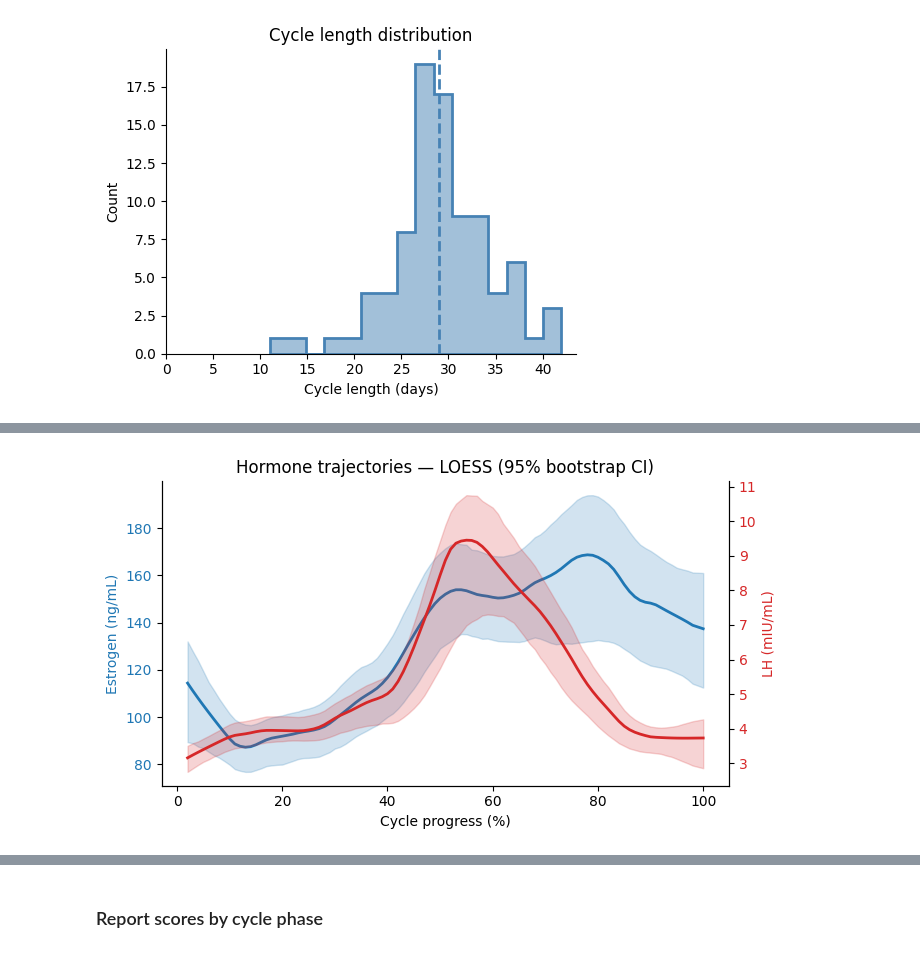
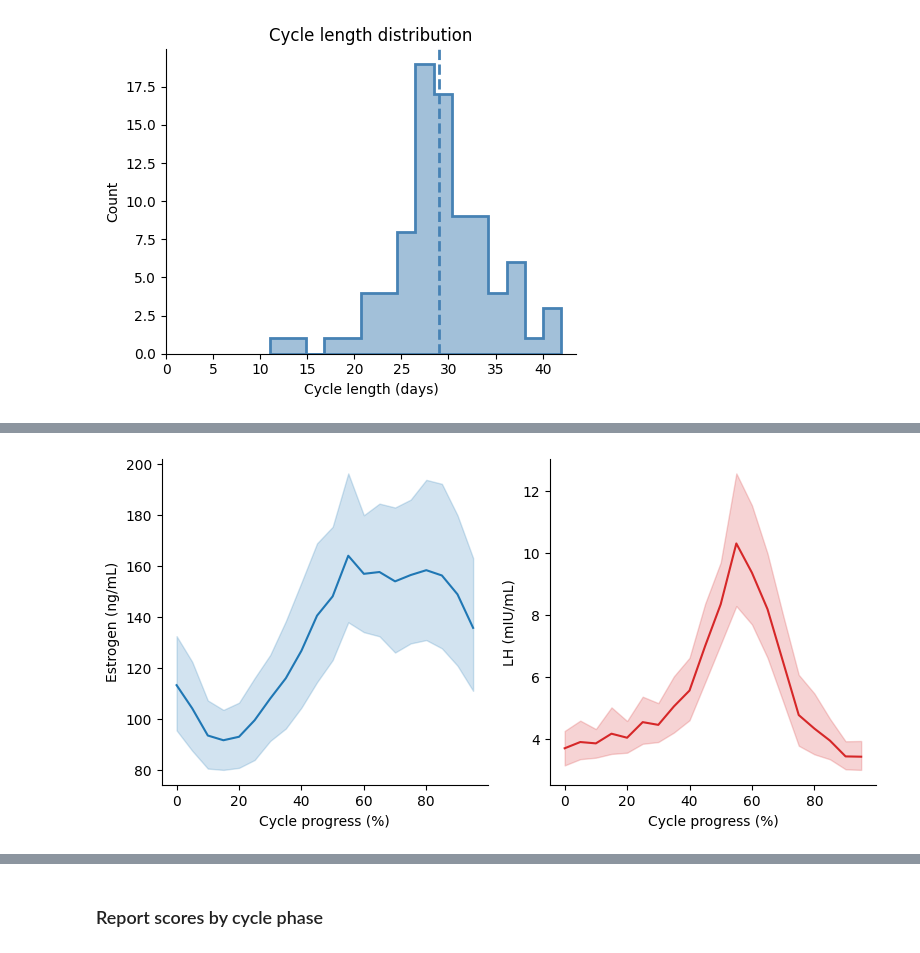
Before and after one commit to virginiacsn/cycle-tracking, a Jupyter notebook: notebooks/group-visualization.ipynb, the cells around one changed output, grey strips where cells are left out. Cells and saved outputs as stored; diff of their text form; code cells hidden in the pictures.

```diff
--- a/notebooks/group-visualization.ipynb
+++ b/notebooks/group-visualization.ipynb
@@ -137,57 +95,23 @@ plt.show()
-# %%
-df_cmp = interday.dropna(subset=["estrogen", "lh"]).copy()
-df_cmp["pct_bin"] = df_cmp["cycle_pct"].round(0).astype(int)
-pct_index = sorted(df_cmp["pct_bin"].unique())
-x_idx = np.arange(len(pct_index))
-
-# Group mean → LOESS
-by_pct = (
-    df_cmp.groupby(["id", "pct_bin"])[["estrogen", "lh"]].mean()
-    .reset_index()
-    .groupby("pct_bin")[["estrogen", "lh"]].mean()
-    .reindex(pct_index)
-)
-e_mean = lowess(by_pct["estrogen"].ffill().bfill().values, x_idx, frac=0.2, return_sorted=False)
-l_mean = lowess(by_pct["lh"].ffill().bfill().values, x_idx, frac=0.2, return_sorted=False)
-
-# Bootstrap CIs
-N_BOOT = 1000
-subjects = df_cmp["id"].unique()
-e_boot, l_boot = [], []
-
-rng = np.random.default_rng(42)
-for _ in range(N_BOOT):
-    ids = rng.choice(subjects, size=len(subjects), replace=True)
-    boot = pd.concat([df_cmp[df_cmp["id"] == s] for s in ids])
-    agg = (
-        boot.groupby(["id", "pct_bin"])[["estrogen", "lh"]].mean()
-        .reset_index()
-        .groupby("pct_bin")[["estrogen", "lh"]].mean()
-        .reindex(pct_index)
-    )
-    e_boot.append(lowess(agg["estrogen"].ffill().bfill().values, x_idx, frac=0.2, return_sorted=False))
-    l_boot.append(lowess(agg["lh"].ffill().bfill().values, x_idx, frac=0.2, return_sorted=False))
-
-e_lo, e_hi = np.percentile(e_boot, [2.5, 97.5], axis=0)
-l_lo, l_hi = np.percentile(l_boot, [2.5, 97.5], axis=0)
-
-fig, ax1 = plt.subplots(figsize=(7, 4))
-ax2 = ax1.twinx()
-
-ax1.plot(pct_index, e_mean, color="tab:blue", lw=2, label="Estrogen")
-ax1.fill_between(pct_index, e_lo, e_hi, color="tab:blue", alpha=0.2)
-ax2.plot(pct_index, l_mean, color="tab:red", lw=2, label="LH")
-ax2.fill_between(pct_index, l_lo, l_hi, color="tab:red", alpha=0.2)
-
-ax1.set_xlabel("Cycle progress (%)")
-ax1.set_ylabel("Estrogen (ng/mL)", color="tab:blue")
-ax2.set_ylabel("LH (mIU/mL)", color="tab:red")
-ax1.tick_params(axis="y", labelcolor="tab:blue")
-ax2.tick_params(axis="y", labelcolor="tab:red")
-ax1.set_title("Hormone trajectories - LOESS (95% bootstrap CI)")
-ax1.spines[["top"]].set_visible(False)
-ax2.spines[["top"]].set_visible(False)
-fig.tight_layout()
-plt.show()
-# %% [output]
-[figure, removed]
+# %%
+df = interday.dropna(subset=["estrogen_smooth", "lh_smooth"]).copy()
+
+by_pct = (
+    df.groupby(["id", "cycle_pct_bin"])[["estrogen_smooth", "lh_smooth"]].median()
+    .reset_index()
+)
+
+fig, ax = plt.subplots(1, 2, figsize=(8, 4))
+sns.lineplot(data=by_pct, x="cycle_pct_bin", y="estrogen_smooth", ax=ax[0])
+sns.lineplot(data=by_pct, x="cycle_pct_bin", y="lh_smooth", color="tab:red", ax=ax[1])
+
+for i in range(0, 2):
+    ax[i].set_xlabel("Cycle progress (%)")
+    ax[i].spines[["top", "right"]].set_visible(False)
+
+ax[0].set_ylabel("Estrogen (ng/mL)")
+ax[1].set_ylabel("LH (mIU/mL)")
+
+fig.tight_layout()
+plt.show()
+# %% [output]
+[figure, added]
```
Also changed, not shown: parts of 13 cells of this notebook, 2 other files.
